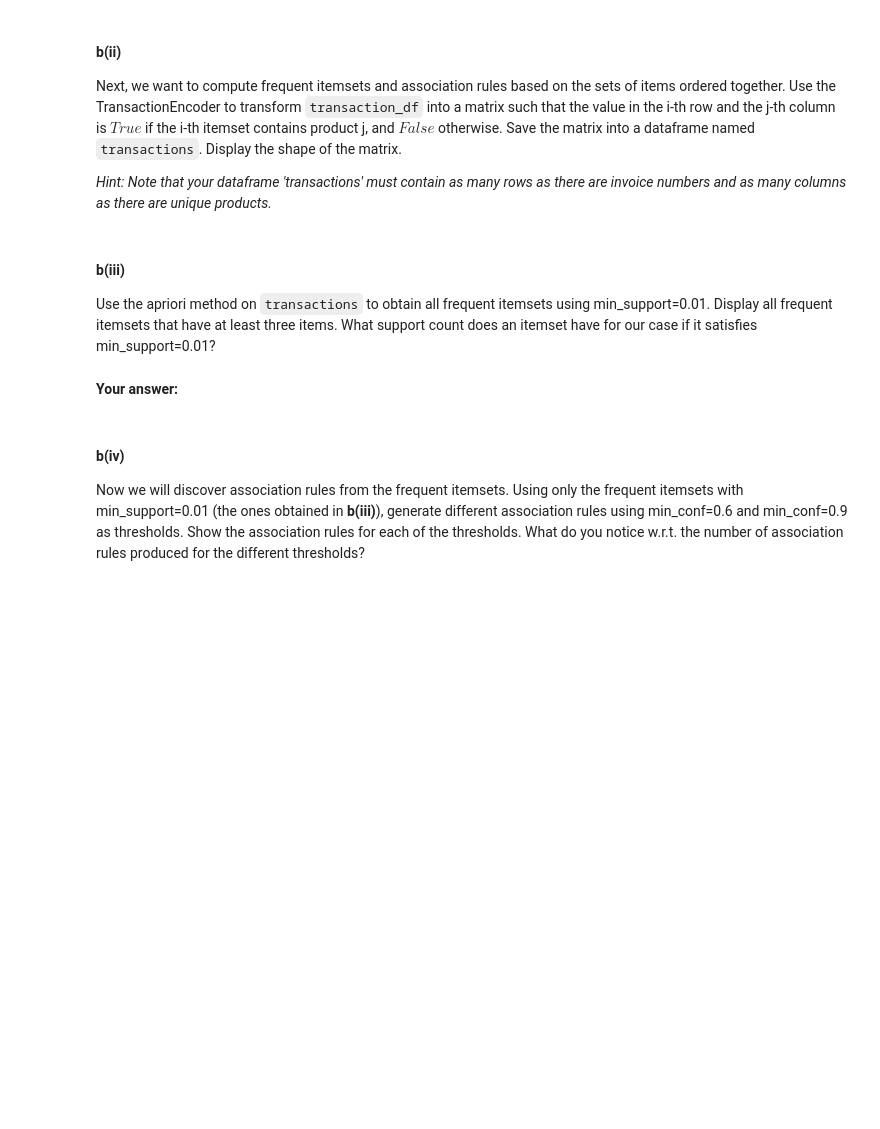
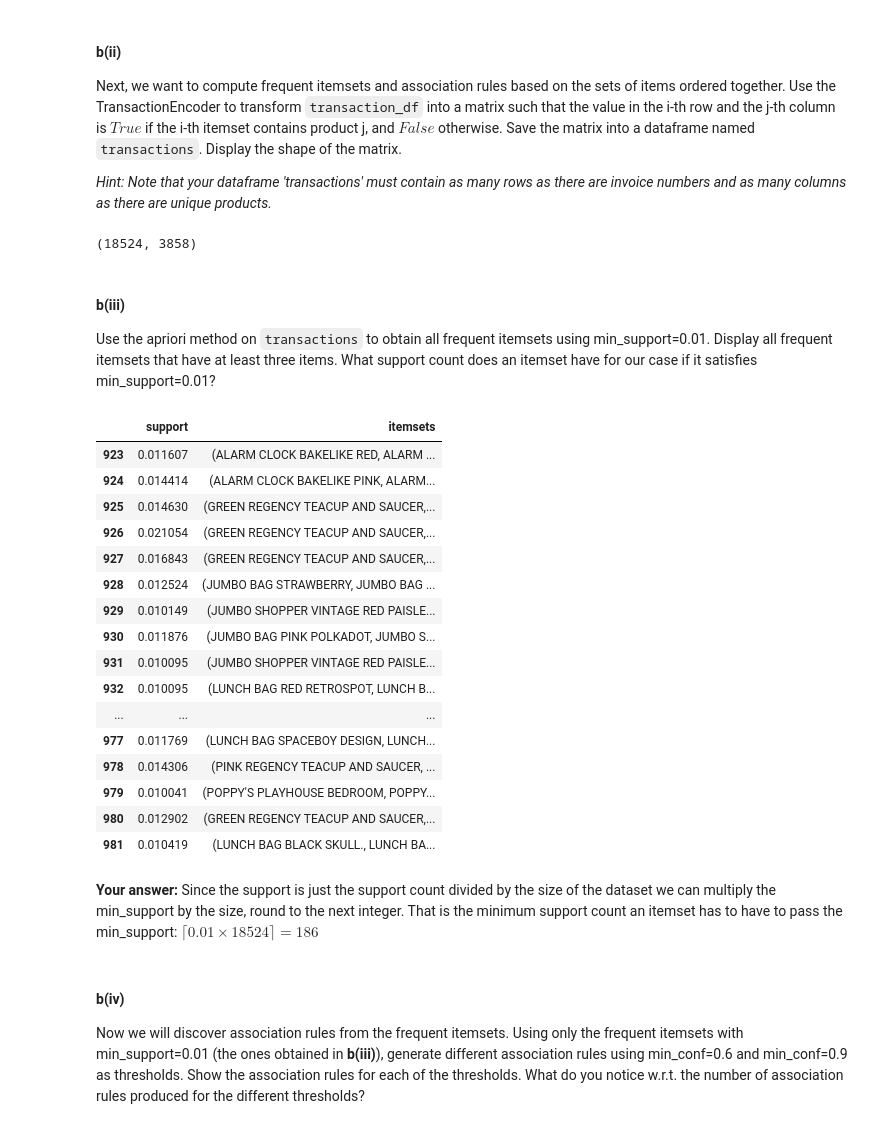
Before and after one commit to CodingTil/2022_23---Introduction-to-Data-Science---Exercises, a Jupyter notebook: assignment_2/assignment2.ipynb, the cells around one changed output. Cells and saved outputs as stored; diff of their text form; code cells hidden in the pictures; blank space fills up the shorter version.

```diff
--- a/assignment_2/assignment2.ipynb
+++ b/assignment_2/assignment2.ipynb
@@ -464,14 +523,37 @@ Next, we want to compute frequent itemsets and association rules based on the se
 
 *Hint: Note that your dataframe 'transactions' must contain as many rows as there are invoice numbers and as many columns as there are unique products.*
 # %%
-# your code
+encoder = TransactionEncoder()
+transactions = pd.DataFrame(encoder.fit_transform(list(transaction_df['Description'])), index=transaction_df.index, columns=encoder.columns_)
+transactions.shape
+# %% [output]
+(18524, 3858)
 # %% [markdown]
 #### **b(iii)**
 Use the apriori method on `transactions` to obtain all frequent itemsets using min_support=0.01. Display all frequent itemsets that have at least three items. What support count does an itemset have for our case if it satisfies min_support=0.01?
 # %%
-# your code
+fi = apriori(transactions, min_support=0.01, use_colnames=True)
+fi[fi['itemsets'].apply(lambda itemset: len(itemset) >= 3)]
+# %% [output]
+|  | support | itemsets |
+| 923 | 0.011607 | (ALARM CLOCK BAKELIKE RED, ALARM ... |
+| 924 | 0.014414 | (ALARM CLOCK BAKELIKE PINK, ALARM... |
+| 925 | 0.014630 | (GREEN REGENCY TEACUP AND SAUCER,... |
+| 926 | 0.021054 | (GREEN REGENCY TEACUP AND SAUCER,... |
+| 927 | 0.016843 | (GREEN REGENCY TEACUP AND SAUCER,... |
+| 928 | 0.012524 | (JUMBO BAG STRAWBERRY, JUMBO BAG ... |
+| 929 | 0.010149 | (JUMBO SHOPPER VINTAGE RED PAISLE... |
+| 930 | 0.011876 | (JUMBO BAG PINK POLKADOT, JUMBO S... |
+| 931 | 0.010095 | (JUMBO SHOPPER VINTAGE RED PAISLE... |
+| 932 | 0.010095 | (LUNCH BAG RED RETROSPOT, LUNCH B... |
+| ... | ... | ... |
+| 977 | 0.011769 | (LUNCH BAG SPACEBOY DESIGN, LUNCH... |
+| 978 | 0.014306 | (PINK REGENCY TEACUP AND SAUCER, ... |
+| 979 | 0.010041 | (POPPY'S PLAYHOUSE BEDROOM, POPPY... |
+| 980 | 0.012902 | (GREEN REGENCY TEACUP AND SAUCER,... |
+| 981 | 0.010419 | (LUNCH BAG BLACK SKULL., LUNCH BA... |
 # %% [markdown]
-**Your answer:**
+**Your answer:** Since the support is just the support count divided by the size of the dataset we can multiply the min_support by the size, round to the next integer. That is the minimum support count an itemset has to have to pass the min_support: $\lceil 0.01 \times 18524 \rceil = 186$
 # %% [markdown]
 #### **b(iv)**
 Now we will discover association rules from the frequent itemsets. Using only the frequent itemsets with min_support=0.01 (the ones obtained in **b(iii)**), generate different association rules using min_conf=0.6 and min_conf=0.9 as thresholds. Show the association rules for each of the thresholds. What do you notice w.r.t. the number of association rules produced for the different thresholds?
```
Also changed, not shown: parts of 13 cells of this notebook.
